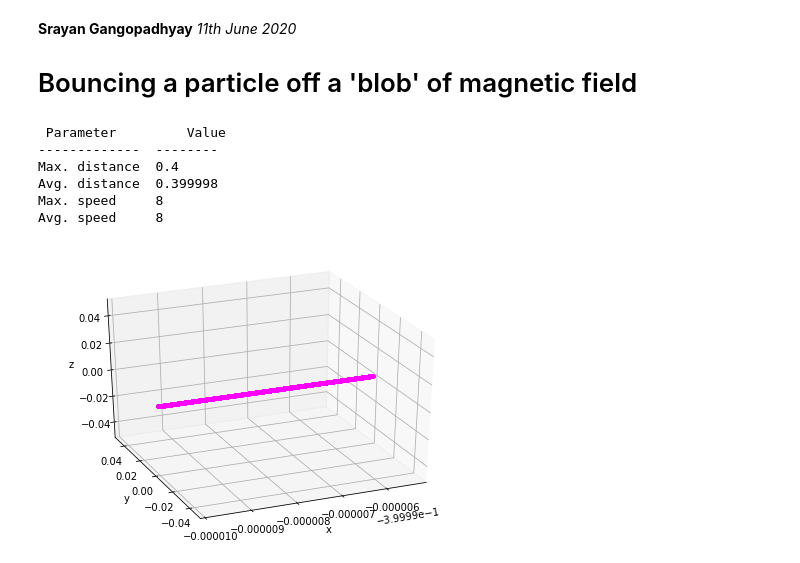
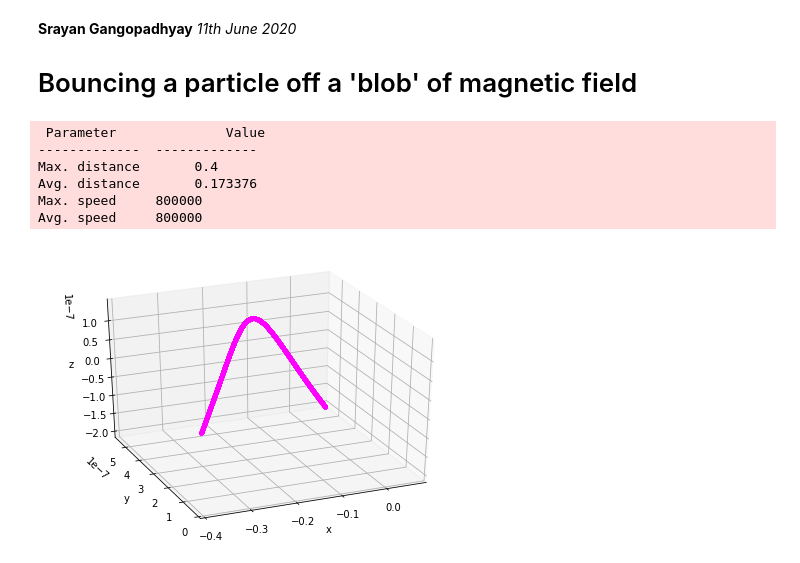
Before and after one commit to sgango/Y1-Project, a Jupyter notebook: ntbks/7_bounce.ipynb, the cells around one changed output. Cells and saved outputs as stored; diff of their text form; code cells hidden in the pictures.

Commit message:
switch off e field, and reduce b field strength

```diff
--- a/ntbks/7_bounce.ipynb
+++ b/ntbks/7_bounce.ipynb
@@ -21,29 +21,27 @@ from tqdm import tqdm  # progress bar
 
 # PARAMETERS
 r0 = [-0.4, 0, 0]  # initial position
-v0 = [8, 0, 0]  # initial velocity
+v0 = [8e5, 1, 1]  # initial velocity
 q, m = 1.6e-19, 1.67e-27  # charge, mass
 h = 1e-10  # step size
 end = h * 6000  # t-value to stop integration
 size = [1.5,10,10]  # simulation dimensions
+frames = 62  # for animation
 anim = False  # switch animation on/off
 export = False  # switch data dump on/off
-frames = 62  # for animation
 
 def B_field(r):
     """Returns the components of the magnetic
     field, given a 3D position vector."""
-    #if (0 <= r[0] <= 0.4  # 'box' of field
-    #   and 0 <= r[1] <= 0.4
-    #   and 0 <= r[2] <= 0.4):
-    #    return [0,0,1e-9]
-    #else:
-    return [0,0,0]
+    if -0.35 <= r[0] <= 0.35:
+        return [0.05,0,0]
+    else:
+        return [0,0,0]
 
 def E_field(r):
     """Returns the components of the electric
     field, given a 3D position vector."""
-    return [0,0,0]  # no E field
+    return [0,0,0]
 
 def lorentz(r, vel, E, B):
     """The Lorentz force equation. Returns
@@ -126,37 +124,37 @@ ax = Axes3D(fig)  # set up 3d axes
 
 def animate(i):
     j = 100*i  # to skip frames and change animation speed
     ax.plot3D(r[0, :j], r[1, :j], r[2, :j], '.', color='magenta')
     pbar.update(1)  # increment progress bar
 
 ax.set_xlabel('x')
 ax.set_ylabel('y')
 ax.set_zlabel('z')
 ax.view_init(30, -113)  # change viewing angle
 ax.set_xlim3d(np.amin(r[0]), np.amax(r[0]))  # auto-scale axes
 ax.set_ylim3d(np.amin(r[1]), np.amax(r[1]))
 ax.set_zlim3d(np.amin(r[2]), np.amax(r[2]))
 
 if not anim:
     ax.plot3D(r[0], r[1], r[2], '.', color='magenta')
     plt.show
 else:
     animation = animation.FuncAnimation(fig, animate,  # call the animator
                                         frames=frames, interval=50, blit=False, repeat=False)
     pbar = tqdm(total=frames+1, desc='Animating')  # start progress bar
     display(HTML(animation.to_html5_video()))
     pbar.close()  # close progress bar
 
 print("\n",tabulate([['Max. distance', np.amax(distances)],
                      ['Avg. distance', np.mean(distances)],
                      ['Max. speed', np.amax(speeds)],
                      ['Avg. speed', np.mean(speeds)]],
                     headers=['Parameter', 'Value']))
 # %% [output]
- Parameter         Value
--------------  --------
-Max. distance  0.4
-Avg. distance  0.399998
-Max. speed     8
-Avg. speed     8
+ Parameter              Value
+-------------  -------------
+Max. distance       0.4
+Avg. distance       0.173376
+Max. speed     800000
+Avg. speed     800000
-[figure, old version]
+[figure, new version]
```
